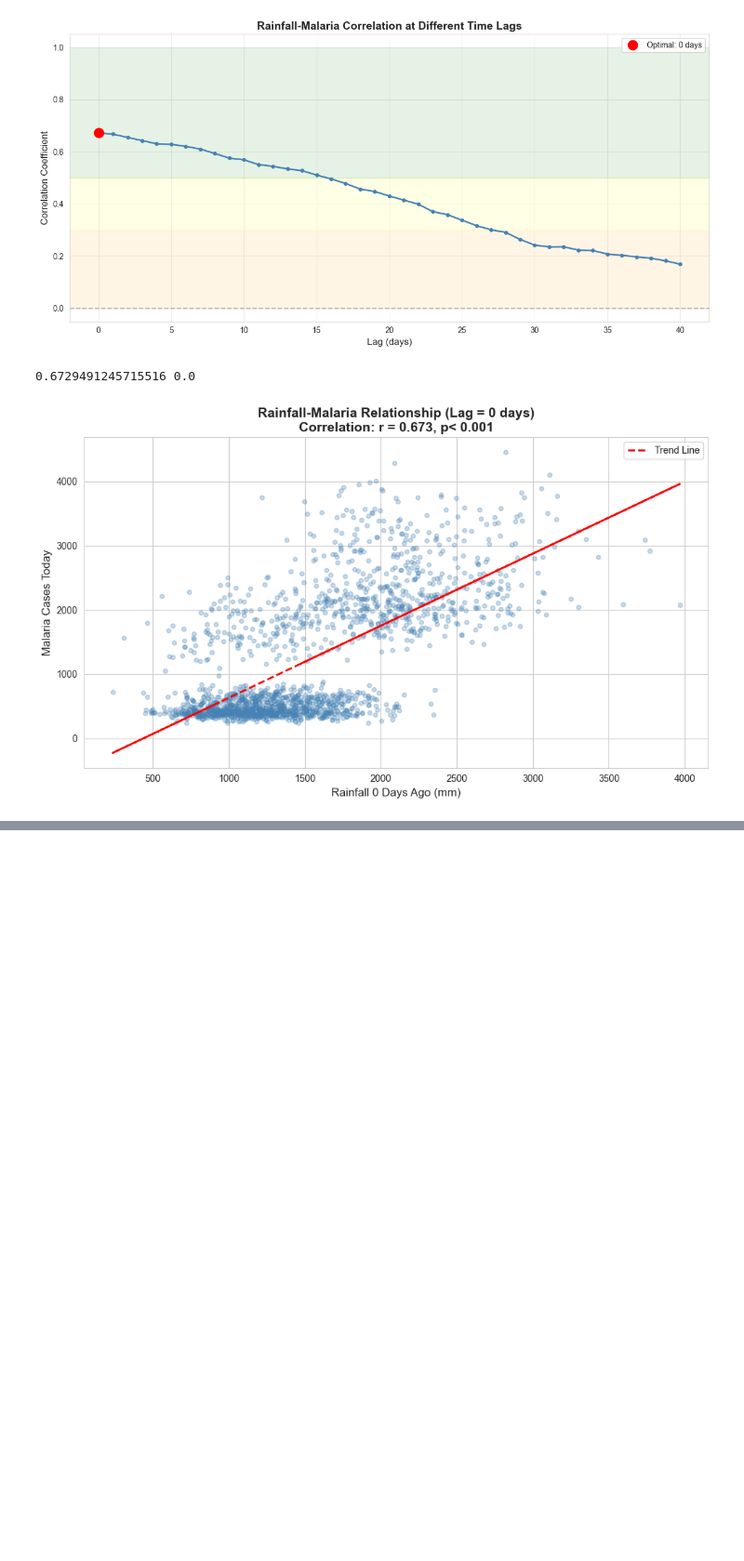
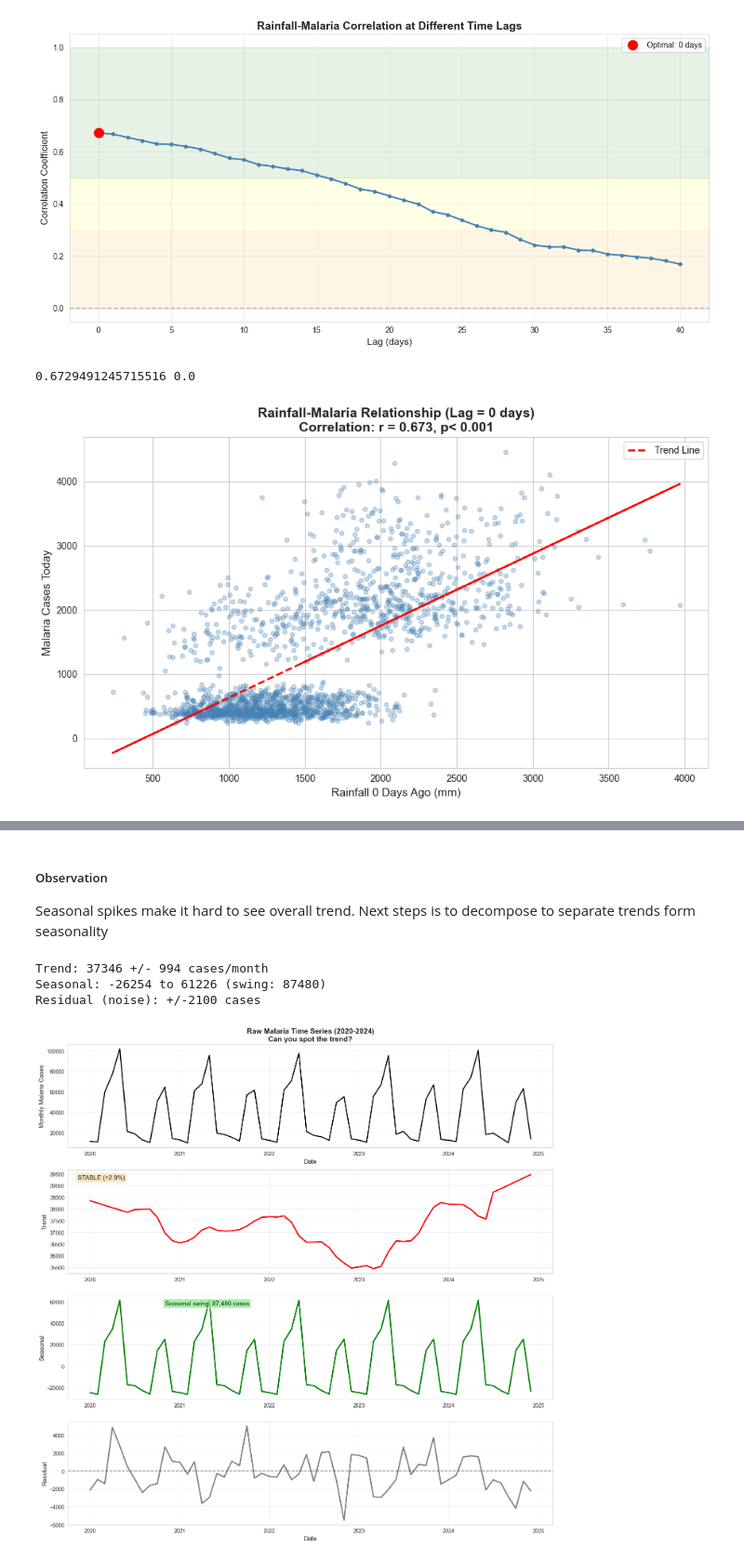
Before and after one commit to Don-Alvin/afrihealth-disease-surveillance, a Jupyter notebook: notebooks/02_statistical_analysis.ipynb, the cells around one changed output, grey strips where cells are left out. Shown at 93% size. Cells and saved outputs as stored; diff of their text form; code cells hidden in the pictures; blank space fills up the shorter version.

```diff
--- a/notebooks/02_statistical_analysis.ipynb
+++ b/notebooks/02_statistical_analysis.ipynb
@@ -239,0 +317,70 @@ plt.show()
+# %% [markdown]
+##### Observation
+Seasonal spikes make it hard to see overall trend. Next steps is to decompose to separate trends form seasonality
+# %%
+# Perform decomposition
+decomposition = seasonal_decompose(
+    monthly_malaria['new_cases'],
+    model='additive',
+    period=12,
+    extrapolate_trend='freq'
+)
+
+trend = decomposition.trend.dropna()
+seasonal = decomposition.seasonal
+residual = decomposition.resid.dropna()
+
+print(f"Trend: {trend.mean():.0f} +/- {trend.std():.0f} cases/month")
+print(f"Seasonal: {seasonal.min():.0f} to {seasonal.max():.0f} (swing: {seasonal.max() - seasonal.min():.0f})")
+print(f"Residual (noise): +/-{residual.std():.0f} cases")
+# %% [output]
+Trend: 37346 +/- 994 cases/month
+Seasonal: -26254 to 61226 (swing: 87480)
+Residual (noise): +/-2100 cases
+# %%
+# Visualize Decomposition
+fig, axes = plt.subplots(4, 1, figsize=(14, 14))
+
+# Raw plot
+axes[0].plot(monthly_malaria.index, monthly_malaria['new_cases'], color='black', linewidth=2)
+axes[0].set_xlabel('Date', fontsize=12)
+axes[0].set_ylabel('Monthly Malaria Cases', fontsize=12)
+axes[0].set_title('Raw Malaria Time Series (2020-2024)\n' +
+                  'Can you spot the trend?',
+                  fontsize=14, fontweight='bold')
+axes[0].grid(True, alpha=0.3)
+
+# Trend plot
+axes[1].plot(monthly_malaria.index, trend, color='red', linewidth=2.5)
+axes[1].set_ylabel('Trend', fontsize=12)
+axes[1].grid(True, alpha=0.3)
+
+trend_start = trend.iloc[0]
+trend_end = trend.iloc[-1]
+trend_change = ((trend_end - trend_start) / trend_start * 100)
+trend_direction = "INCREASING" if trend_change > 5 else "DECREASING" if trend_change < -5 else "STABLE"
+axes[1].text(0.02, 0.95, f"{trend_direction} ({trend_change:+.1f}%)",
+             transform=axes[1].transAxes, fontsize=12, verticalalignment='top', bbox=dict(boxstyle='round', facecolor='wheat', alpha=0.8))
+
+# Seasonality plot
+axes[2].plot(monthly_malaria.index, seasonal, color='green', linewidth=2.5)
+axes[2].set_ylabel('Seasonal', fontsize=12)
+axes[2].grid(True, alpha=0.3)
+
+seasonal_range = seasonal.max() - seasonal.min()
+axes[2].text(0.2, 0.95, f"Seasonal swing: {seasonal_range:,.0f} cases",
+             transform=axes[2].transAxes, fontsize=12, verticalalignment='top',
+             bbox=dict(boxstyle='round', facecolor='lightgreen', alpha=0.8))
+
+# Residual
+axes[3].plot(monthly_malaria.index, residual, color='gray', linewidth=2.5)
+axes[3].axhline(y=0, color='black', linestyle='--', alpha=0.5)
+axes[3].set_xlabel("Date", fontsize=12)
+axes[3].set_ylabel('Residual', fontsize=12)
+axes[3].grid(True, alpha=0.3)
+
+plt.tight_layout()
+plt.savefig('../src/images/time_decomposition_all.png')
+plt.show()
+# %% [output]
+[figure, added]
```
Also changed, not shown: parts of 14 cells of this notebook, 4 other files.
